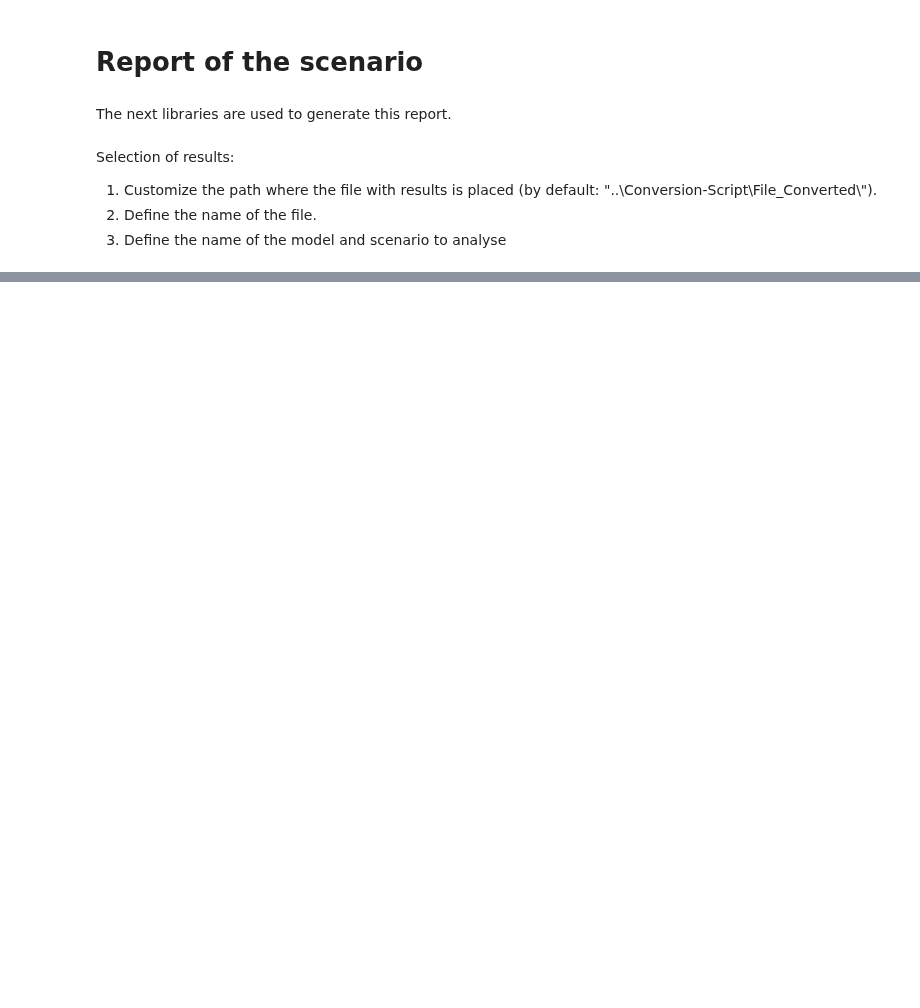
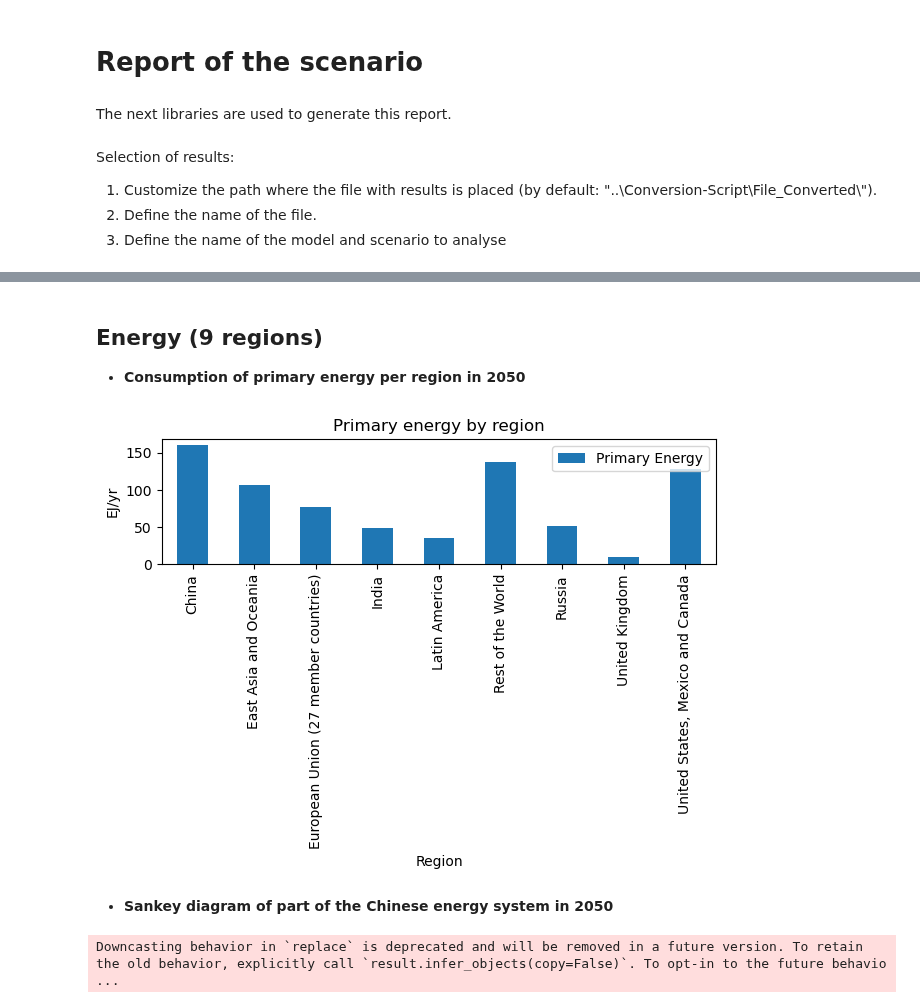
Before and after one commit to Tristan22400/IAMC_format, a Jupyter notebook: Visualization/Report.ipynb, the cells around one changed output, grey strips where cells are left out. Saved outputs shown, nothing was run; the diff lists cells and outputs as text; code cells hidden in the pictures; blank space fills up the shorter version.

```diff
--- a/Visualization/Report.ipynb
+++ b/Visualization/Report.ipynb
@@ -23,6 +23,5 @@ except:
     print("ERROR opening the file with results in IAMC format")
 
 # 3. This defines the model and scenario used for the report
-
-model, scenario = "WILIAM", "Baseline no policies no CO2tax"
+args = dict(model="WILIAM", scenario="Baseline no policies no CO2tax")
 # %% [output]
@@ -45,0 +53,58 @@ data
+# %% [markdown]
+## Energy (9 regions)
+
+* **Consumption of primary energy per region in 2050**
+# %%
+data = df.filter(**args, variable="Primary Energy", year=2050)
+
+data.plot.bar(title="Primary energy by region", x="region")
+plt.legend(loc=1)
+plt.tight_layout()
+plt.show()
+# %% [output]
+[figure, added]
+# %% [markdown]
+* **Sankey diagram of part of the Chinese energy system in 2050**
+# %%
+sankey_mapping = {
+    "Primary Energy|Agriculture Products": ("Agriculture", "Solids"),
+    "Primary Energy|Coal": ("Fossil", "Solids"),
+    "Primary Energy|Forestry Products": ("Forestry", "Solids"),
+    "Primary Energy|Geothermal": ("Geothermal", "Geothermal plants"),
+    "Primary Energy|Hydropower": ("Hydropower dams", "Hydro"),
+    "Primary Energy|Natural Gas": ("Fossil", "Gas fuels"),
+    "Primary Energy|Nuclear": ("Uranium", "Nuclear"),
+    "Primary Energy|Ocean": ("Sea", "Ocean"),
+    "Primary Energy|Oil": ("Fossil", "Liquids"),
+    "Primary Energy|Solar": ("Sun", "Solar"),
+    "Primary Energy|Waste": ("Cities", "Waste"),
+    "Primary Energy|Wind": ("Wind", "Wind plants"),
+
+    "Secondary Energy|Electricity|Gas Fuels|w/ CCS": ("Gas fuels", "Power Grid"),
+    "Secondary Energy|Electricity|Gas Fuels|w/o CCS": ("Gases wothout CCS", "Power Grid"),
+    "Secondary Energy|Electricity|Geothermal": ("Geothermal", "Power Grid"),
+    "Secondary Energy|Electricity|Hydro|Dammed": ("Hydro", "Power Grid"),
+    "Secondary Energy|Electricity|Hydro|Run Of River": ("Hydro", "Power Grid"),
+    "Secondary Energy|Electricity|Liquid Fuels|w/ CCS": ("Liquids", "Power Grid"),
+    "Secondary Energy|Electricity|Liquid Fuels|w/o CCS": ("Liquids", "Power Grid"),
+    "Secondary Energy|Electricity|Nuclear": ("Nuclear", "Power Grid"),
+    "Secondary Energy|Electricity|Ocean": ("Ocean", "Power Grid"),
+    "Secondary Energy|Electricity|Solar|CSP": ("Solar", "Power Grid"),
+    "Secondary Energy|Electricity|Solar|Open Space|PV": ("Solar", "Power Grid"),
+    "Secondary Energy|Electricity|Solar|Urban|PV": ("Solar", "Power Grid"),
+    "Secondary Energy|Electricity|Solid|Biomass|w/ CCS": ("Solids", "Power Grid"),
+    "Secondary Energy|Electricity|Solid|Biomass|w/o CCS": ("Solids", "Power Grid"),
+    "Secondary Energy|Electricity|Solid|Fossil|w/ CCS": ("Solids", "Power Grid"),
+    "Secondary Energy|Electricity|Solid|Fossil|w/o CCS": ("Solids", "Power Grid"),
+    "Secondary Energy|Electricity|Waste|w/ CCS": ("Waste", "Power Grid"),
+    "Secondary Energy|Electricity|Waste|w/o CCS": ("Waste", "Power Grid"),
+    "Secondary Energy|Electricity|Wind|Offshore": ("Wind", "Power Grid"),
+    "Secondary Energy|Electricity|Wind|Onshore": ("Wind", "Power Grid")
+}
+
+
+data = df.filter(**args,region="China", year=2050, unit="EJ/yr").plot.sankey(mapping=sankey_mapping)
+# calling `show()` is necessary to have the thumbnail in the gallery overview
+plotly.io.show(data)
+# %% [output]
+Downcasting behavior in `replace` is deprecated and will be removed in a future version. To retain the old behavior, explicitly call `result.infer_objects(copy=False)`. To opt-in to the future behavio ...
```
Also changed, not shown: parts of 5 cells of this notebook, 2 other files.
